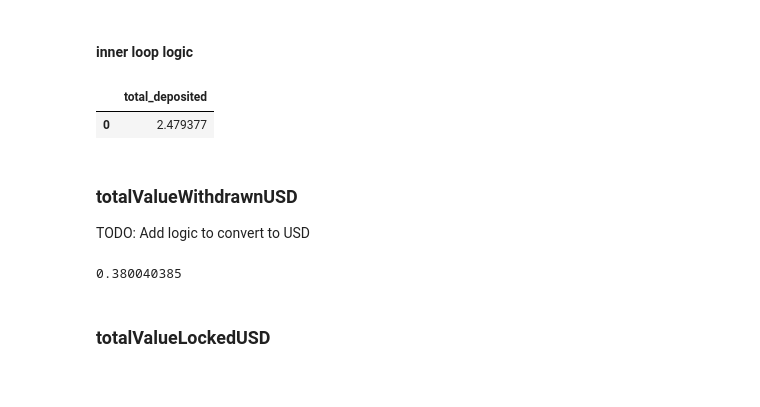
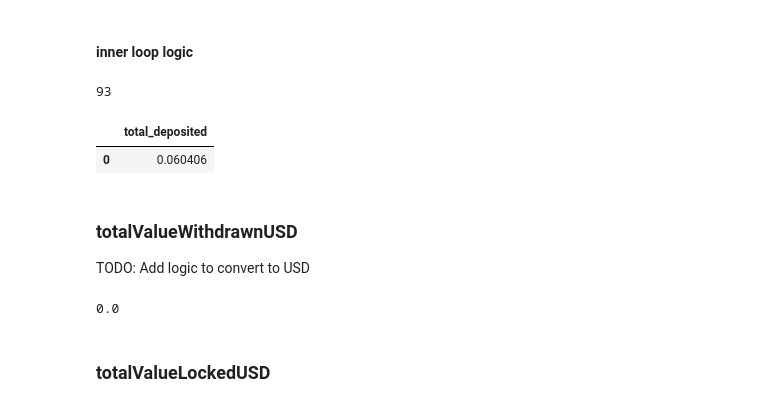
Before and after one commit to Friktion-Labs/user-dash, a Jupyter notebook: notebooks/user_table_etl_crafting.ipynb, the cells around one changed output. Saved outputs shown, nothing was run; the diff lists cells and outputs as text; code cells hidden in the pictures.

```diff
--- a/notebooks/user_table_etl_crafting.ipynb
+++ b/notebooks/user_table_etl_crafting.ipynb
@@ -53,13 +59,13 @@ user_first_deposit_date = user_first_deposits_dates[user_first_deposits_dates['u
 # %%
-user_deposit_table = pd.DataFrame(columns=['userAddress', 'asOfDate', 'totalValueLockedUSD', 'totalDepositedUSD', 'totalWithdrawnUSD', \
-                                           'tvlDelta30Days', 'tvlDelta60Days', 'tvlDelta90Days', \
-                                           'tvlDelta1Epoch', 'tvlDelta2Epoch', \
-                                           'tvlDelta3Epoch', 'tvlDelta4Epoch', 'tvlDelta5Epoch', \
-                                           'firstDepositDate', 'firstDepositEpoch', 'firstDepositAmount', 'firstDepositToken', \
-                                           'lastDepositDate', 'lastDepositEpoch', 'lastDepositAmount', 'lastDepositToken', \
-                                           'daysSinceLastDeposit', 'epochsSinceLastDeposit', \
-                                           'firstWithdrawalDate', 'firstWithdrawalEpoch', 'firstWithdrawalAmount', 'firstWithdrawalToken', \
-                                           'lastWithdrawalDate', 'lastWithdrawalEpoch', 'lastWithdrawalAmount', 'lastWithdrawalToken', \
-                                           'hasChurned', 'churnDate', 'churnEpoch'])
+user_deposit_table = pd.DataFrame(columns=['user_address', 'as_of_date', 'total_value_locked_USD', 'total_deposited_USD', 'total_withdrawn_USD', \
+                                           'tvl_delta_30_days', 'tvl_delta_60_days', 'tvl_delta_90_days', \
+                                           'tvl_delta_1_epoch', 'tvl_delta_2_epoch', \
+                                           'tvl_delta_3_epoch', 'tvl_delta_4_epoch', 'tvl_delta5_epoch', \
+                                           'first_deposit_date', 'first_deposit_epoch', 'first_deposit_amount', 'first_deposit_token', \
+                                           'last_deposit_date', 'last_deposit_epoch', 'last_deposit_amount', 'last_deposit_token', \
+                                           'days_since_last_deposit', 'epochs_since_last_deposit', \
+                                           'first_withdrawal_date', 'first_withdrawal_epoch', 'first_withdrawal_amount', 'first_withdrawal_token', \
+                                           'last_withdrawal_date', 'last_withdrawal_epoch', 'last_withdrawal_amount', 'last_withdrawal_token', \
+                                           'has_churned', 'churn_date', 'churn_epoch'])
 # %% [markdown]
 ### asOfDate
@@ -66,19 +91,25 @@ user_deposit_table = pd.DataFrame(columns=['userAddress', 'asOfDate', 'totalValu
 # %%
-user_deposit_table['asOfDate'] = dates[dates['date'].apply(lambda x: x>=user_first_deposit_date).iloc[:,0]]
+user_deposit_table['as_of_date'] = dates[dates['date'].apply(lambda x: x>=user_first_deposit_date)].sort_values('date').iloc[:,0]
 # %% [markdown]
 ### userAddress
 # %%
-user_deposit_table['userAddress'] = current_user_address
+user_deposit_table['user_address'] = current_user_address
 # %% [markdown]
 ### totalValueDepositedUSD
 TODO: Add logic to covert to USD
 # %% [markdown]
 #### inner loop logic
+# %%
+user_deposit_table.shape[0]
+# %% [output]
+93
+# %%
+user_deposit_table.index = range(user_deposit_table.shape[0])
 # %%
-query_date = user_deposit_table['asOfDate'][0].isoformat()
-pd.read_gbq(query=f"select sum(amount) as total_deposited from solana.deposits where userAddress=\'{current_user_address}\' and date(timestamp) <= date(\'{query_date}\')")
+query_date = user_deposit_table['as_of_date'][0].isoformat()
+pd.read_gbq(query=f"select sum(deposit_initiated_amt) as total_deposited from transactions.fact_deposits where user_address=\'{current_user_address}\' and date(deposit_initiated_ts) <= date(\'{query_date}\')")
 # %% [output]
 |  | total_deposited |
-| 0 | 2.479377 |
+| 0 | 0.060406 |
 # %%
 # need to add market marking code
@@ -87,9 +118,9 @@ user_deposit_table['totalDepositedUSD'] = [pd.read_gbq(query=f"select sum(amount
 ### totalValueWithdrawnUSD
 TODO: Add logic to convert to USD
 # %%
-query_date = user_deposit_table['asOfDate'][0].isoformat()
-pd.read_gbq(query=f"select sum(amount) as total_withdrawn from solana.withdrawals where userAddress=\'{current_user_address}\' and date(timestamp) <= date(\'{query_date}\')").fillna(0).iloc[0,0]
+query_date = user_deposit_table['as_of_date'][0].isoformat()
+pd.read_gbq(query=f"select sum(withdrawal_initiated_amt) as total_withdrawn from transactions.fact_withdrawals where user_address=\'{current_user_address}\' and date(withdrawal_initiated_ts) <= date(\'{query_date}\')").fillna(0).iloc[0,0]
 # %% [output]
-0.380040385
+0.0
 # %%
 # need to add market marking code
```
Also changed, not shown: parts of 52 cells of this notebook, 1 other file.
